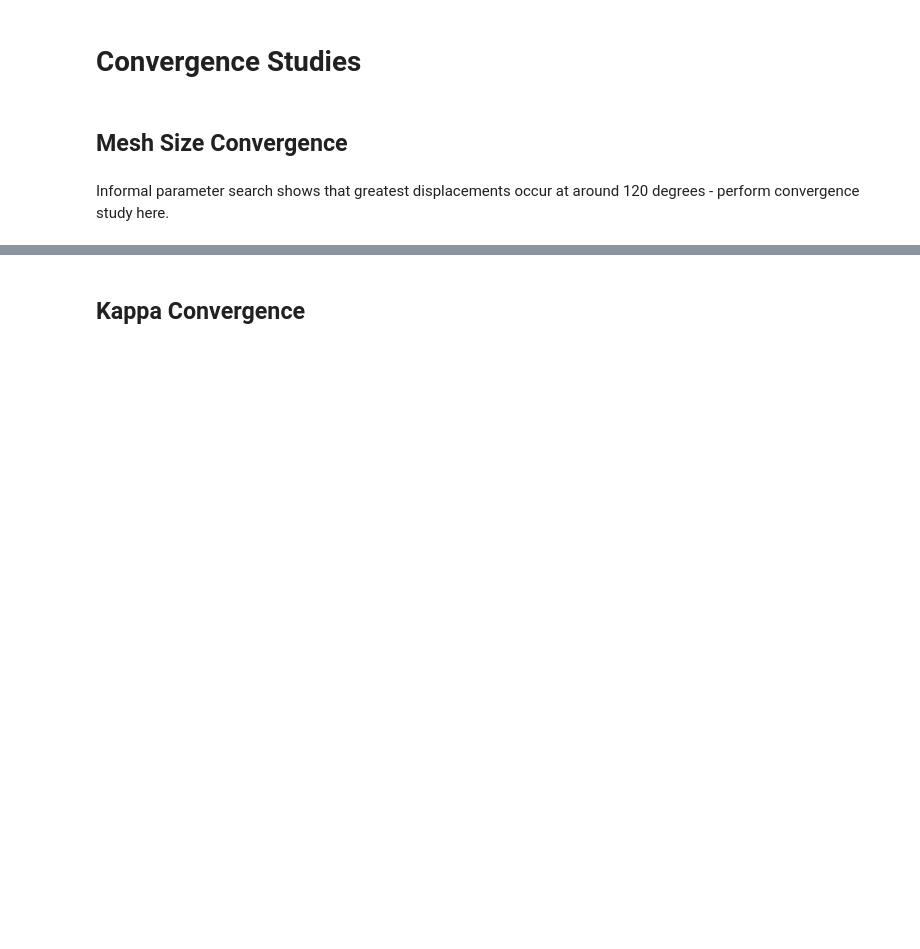
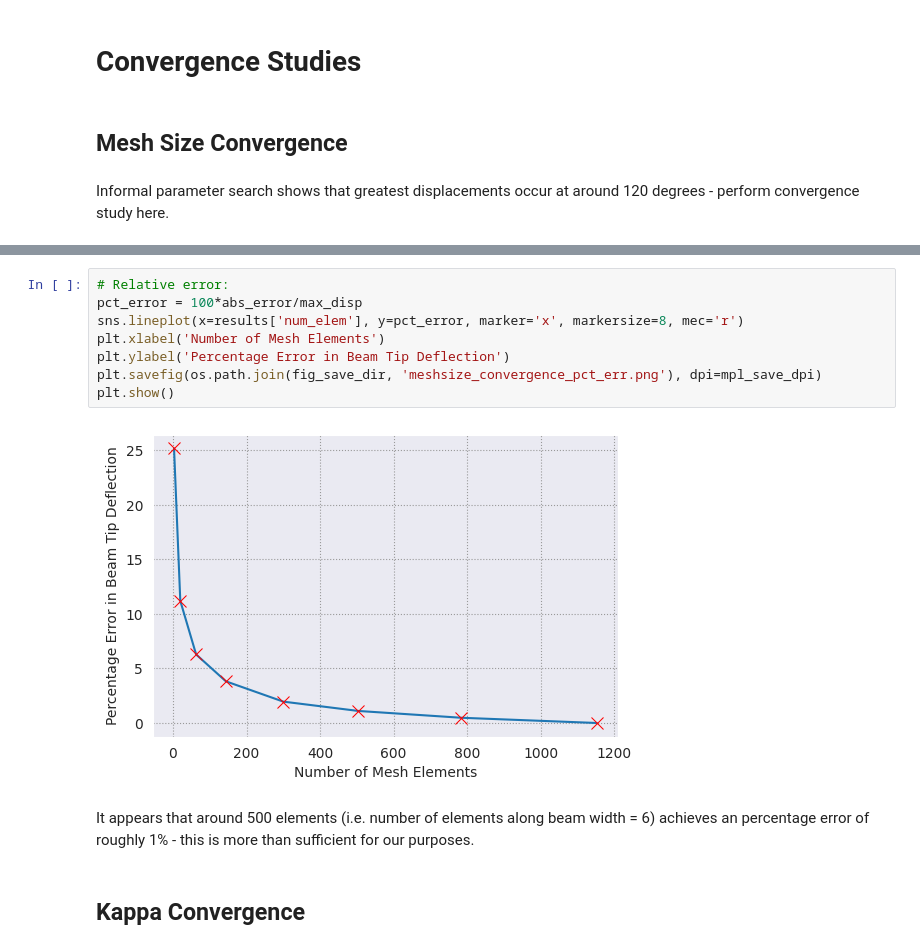
Before and after one commit to mabilton/bayesian_oed_bilton_masters, a Jupyter notebook: fenics_models/[1] Neohookean Beam.ipynb, the cells around one changed output, grey strips where cells are left out. Saved outputs shown, nothing was run; the diff lists cells and outputs as text; blank space fills up the shorter version.

```diff
--- a/fenics_models/[1] Neohookean Beam.ipynb
+++ b/fenics_models/[1] Neohookean Beam.ipynb
@@ -97,3 +130,15 @@ RuntimeError: Newton solver did not converge because maximum number of iteration
+# %%
+# Relative error:
+pct_error = 100*abs_error/max_disp
+sns.lineplot(x=results['num_elem'], y=pct_error, marker='x', markersize=8, mec='r')
+plt.xlabel('Number of Mesh Elements')
+plt.ylabel('Percentage Error in Beam Tip Deflection')
+plt.savefig(os.path.join(fig_save_dir, 'meshsize_convergence_pct_err.png'), dpi=mpl_save_dpi)
+plt.show()
+# %% [output]
+[figure, added]
+# %% [markdown]
+It appears that around 500 elements (i.e. number of elements along beam width = 6) achieves an percentage error of roughly 1% - this is more than sufficient for our purposes.
 # %% [markdown]
 ## Kappa Convergence
 # %%
```
Also changed, not shown: parts of 40 cells of this notebook, 20 other files.
